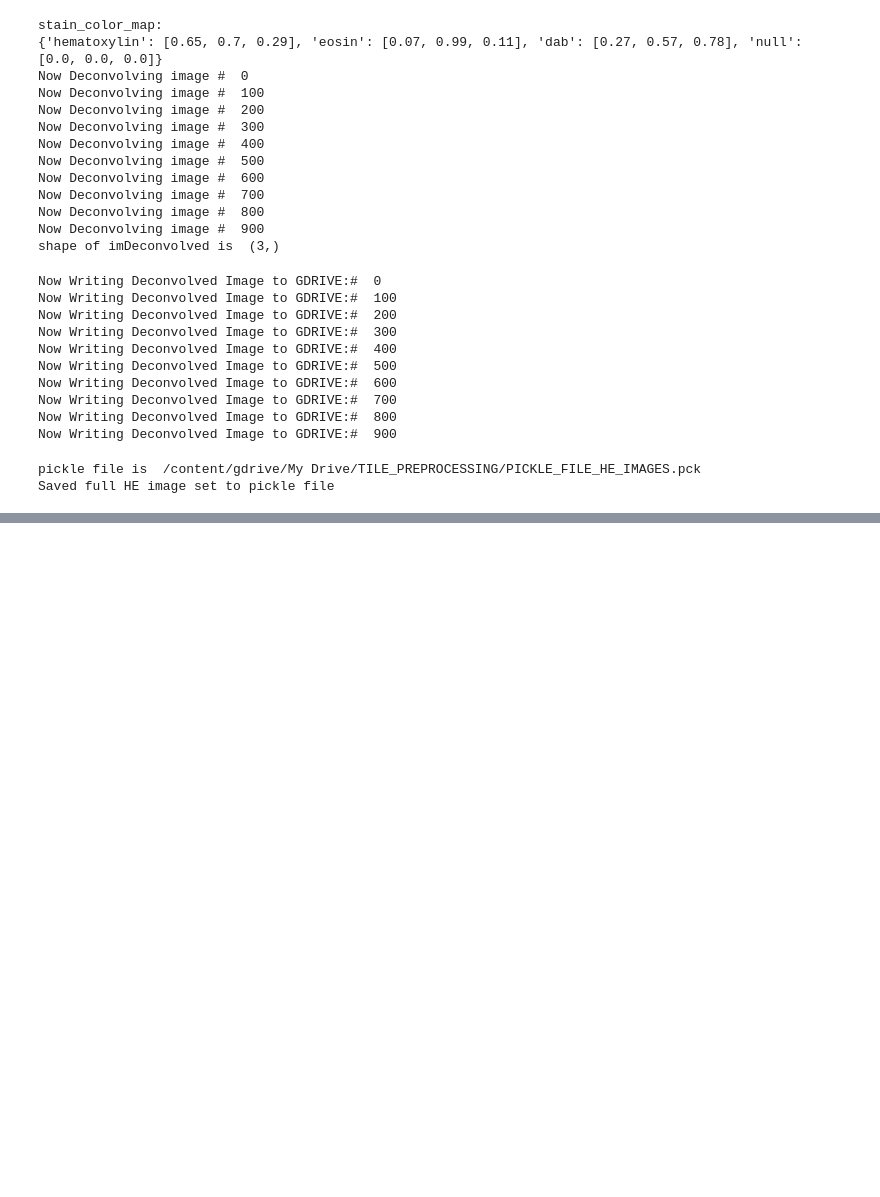
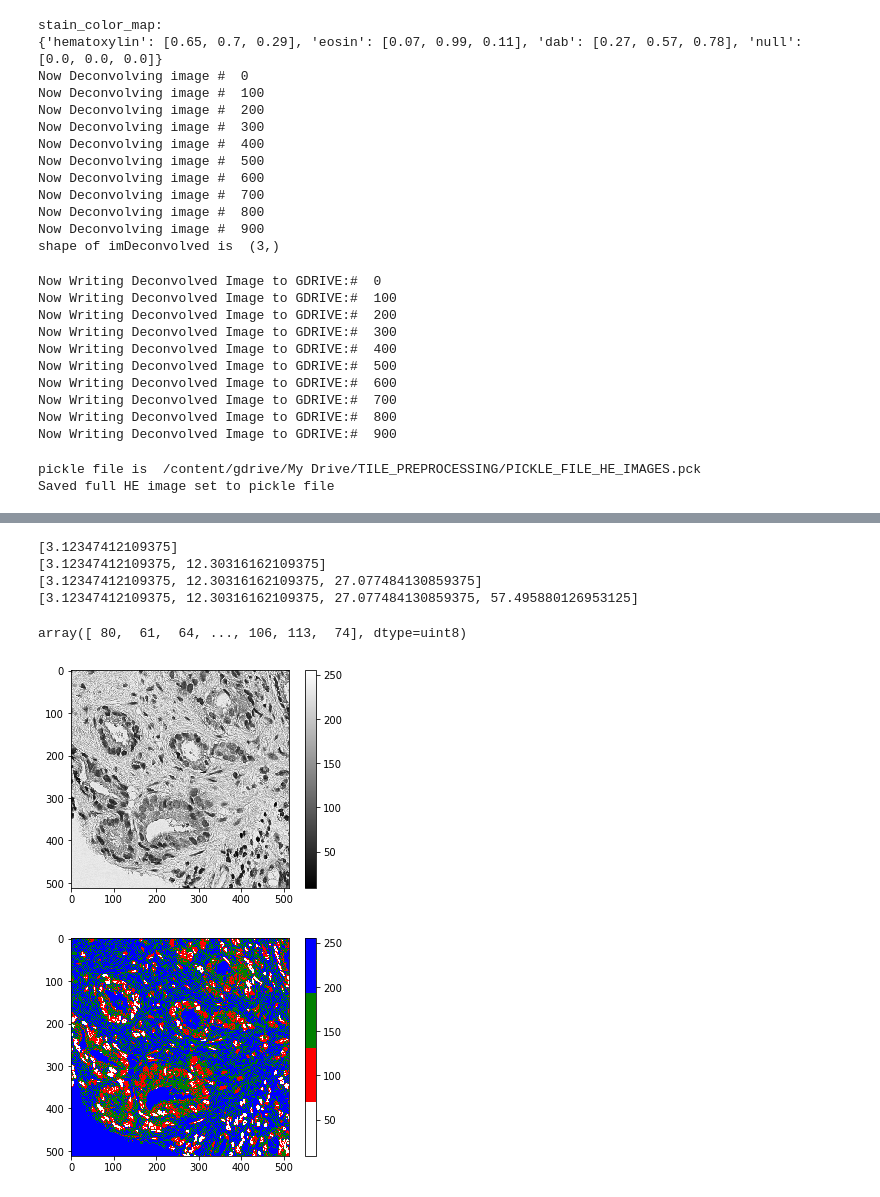
Before and after one commit to tinahuang222/NucleiSegmentation, a Jupyter notebook: PREPROCESSING/ColorConvolve.ipynb, the cells around one changed output, grey strips where cells are left out. Saved outputs shown, nothing was run; the diff lists cells and outputs as text; code cells hidden in the pictures; blank space fills up the shorter version.

```diff
--- a/PREPROCESSING/ColorConvolve.ipynb
+++ b/PREPROCESSING/ColorConvolve.ipynb
@@ -339,0 +417,50 @@ plt.legend(('H','E'))
+# %%
+'''
+Positive Staining
+'''
+
+for ii in range(0,1): #len(deconvolved_image_h)):
+
+    current_image_name = image_names[ii]
+
+    plt.figure()
+    plt.imshow(deconvolved_image_h[ii],cmap = 'gray')
+    plt.colorbar()
+
+    #get intensities of H shown
+    minval = np.min(deconvolved_image_h[ii])
+    maxval = np.min(deconvolved_image_h[ii])
+    ranges = maxval/4  # number of ranges of positive uptake
+
+    index0 = np.where( deconvolved_image_h[ii] <= 60)
+    index1 = np.where(np.logical_and(deconvolved_image_h[ii]>60,deconvolved_image_h[ii] <=120)) #  np.logical_and(a>=6, a<=10))
+    index2 = np.where(np.logical_and(deconvolved_image_h[ii]>120,deconvolved_image_h[ii] <=180))
+    index3 = np.where(np.logical_and(deconvolved_image_h[ii]>180,deconvolved_image_h[ii] <=256))
+    #index2 = np.where( deconvolved_image_h[ii] > 60 and deconvolved_image_h[ii] <=120)
+    ppi = np.zeros((512,512))
+    ppi[index0] = 0
+    ppi[index1] = 1
+    ppi[index2] = 2
+    ppi[index3] = 3
+
+    percent_stained=[]
+    for jj in [index0,index1, index2, index3]:
+        percent_stained.append(len(jj[0])/(512*512) * 100.0)
+        print(percent_stained)
+    # make a color map of fixed colors
+    from matplotlib import colors
+    colormap = colors.ListedColormap(['white', 'red','green','blue'])
+    bounds=[0,60,120,180]
+    norm = colors.BoundaryNorm(bounds, colormap.N)
+
+    plt.figure()
+    plt.imshow(deconvolved_image_h[ii],cmap=colormap)
+    plt.colorbar()
+# %% [output]
+[3.12347412109375]
+[3.12347412109375, 12.30316162109375]
+[3.12347412109375, 12.30316162109375, 27.077484130859375]
+[3.12347412109375, 12.30316162109375, 27.077484130859375, 57.495880126953125]
+array([ 80,  61,  64, ..., 106, 113,  74], dtype=uint8)
+[figure, added]
+[figure, added]
```
Also changed, not shown: parts of 11 cells of this notebook.
